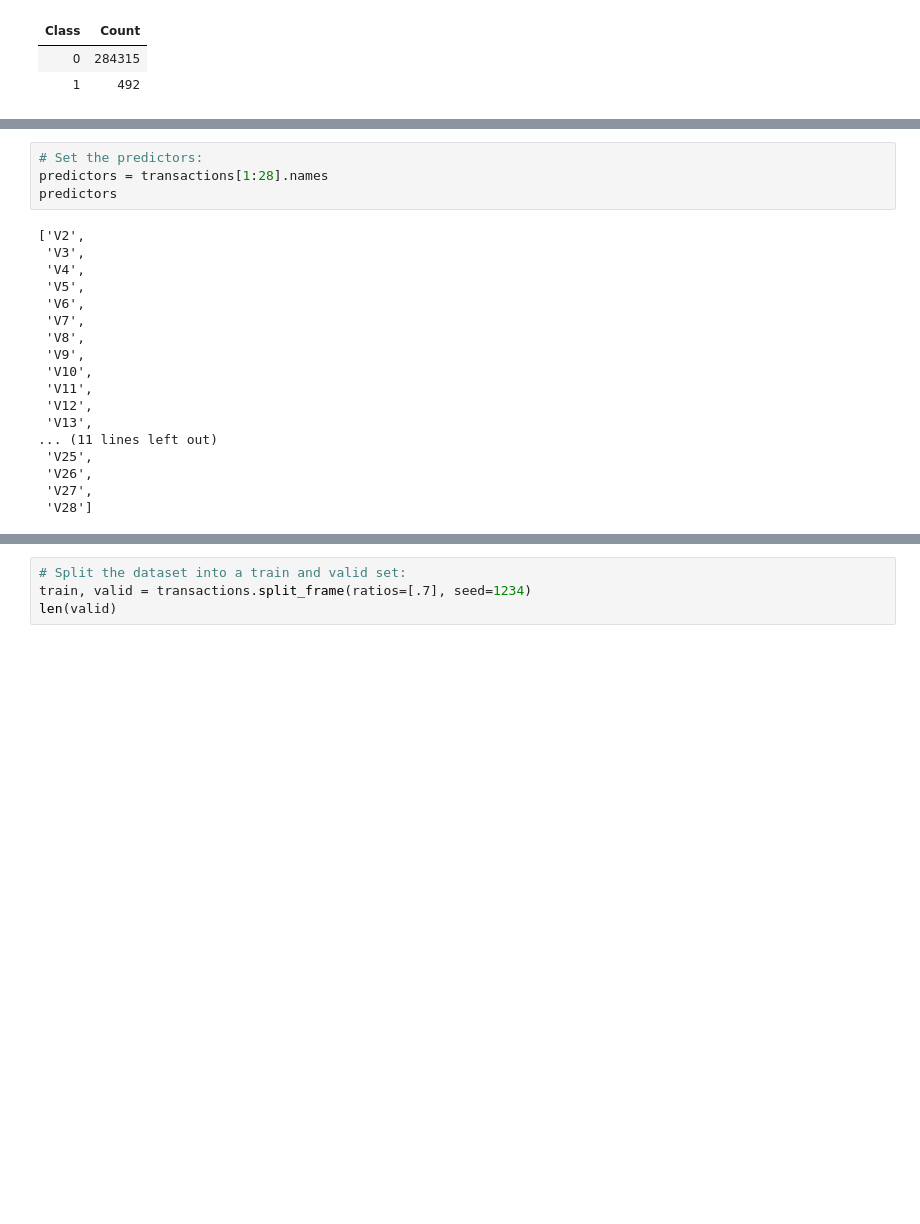
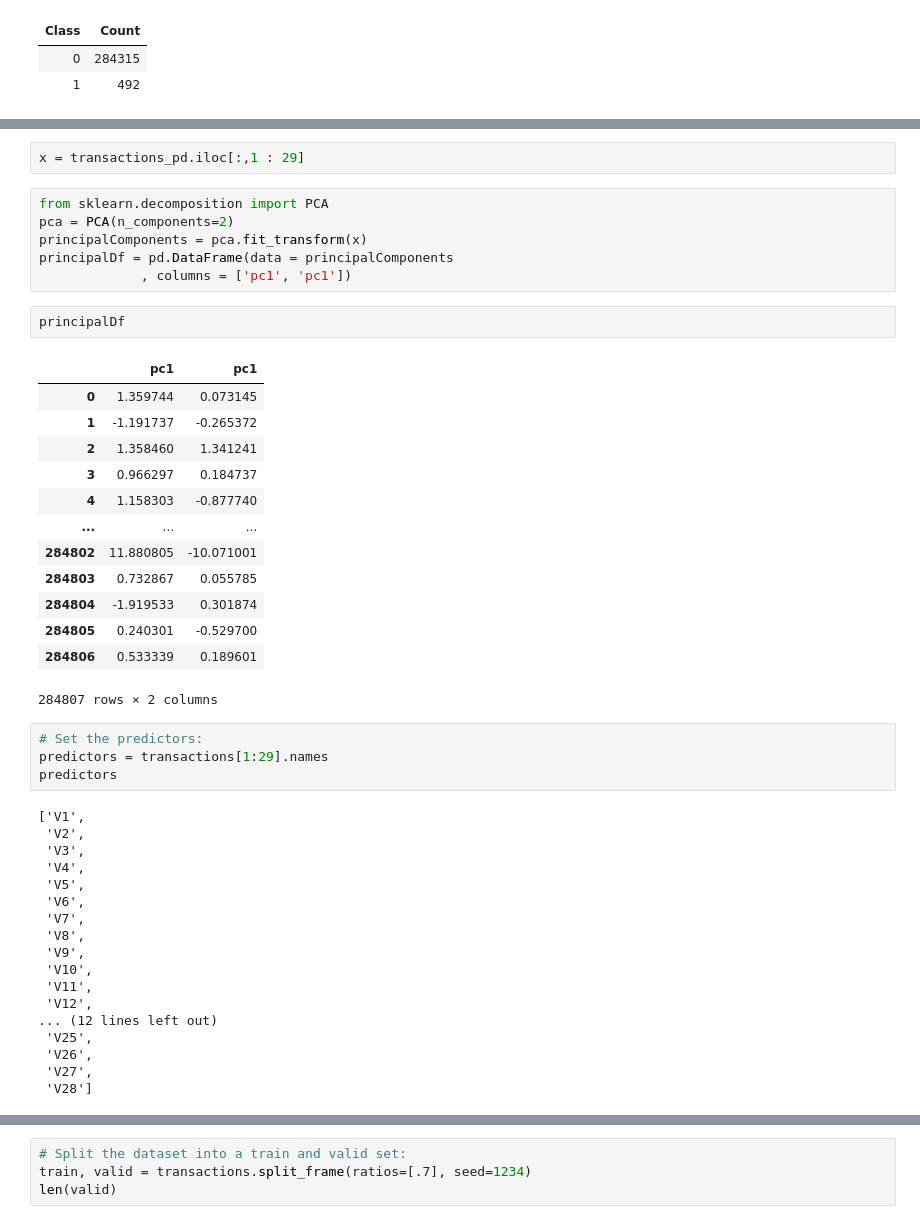
Before and after one commit to ubaldo-peralta-sanchez/credit_card_fraud_tool, a Jupyter notebook: TFM Credit Card Fraud Tool.ipynb, the cells around one changed output, grey strips where cells are left out. Drawn from its saved outputs; the diff is of its cells as text; blank space fills up the shorter version.

```diff
--- a/TFM Credit Card Fraud Tool.ipynb
+++ b/TFM Credit Card Fraud Tool.ipynb
@@ -131,12 +120,37 @@ Cols:31
 | 7 | 7.0 | -0.644269442348146 | 1.41796354547385 | 1.0743803763556 | -0.492199018495015 | 0.948934094764157 | 0.428118462833089 | 1.12063135838353 | -3.80786423873589 | 0.615374730667027 | 1.24937617815176 | ... |
 | 8 | 7.0 | -0.89428608220282 | 0.286157196276544 | -0.113192212729871 | -0.271526130088604 | 2.6695986595986 | 3.72181806112751 | 0.370145127676916 | 0.851084443200905 | -0.392047586798604 | -0.410430432848439 | ... |
 | 9 | 9.0 | -0.33826175242575 | 1.11959337641566 | 1.04436655157316 | -0.222187276738296 | 0.49936080649727 | -0.24676110061991 | 0.651583206489972 | 0.0695385865186387 | -0.736727316364109 | -0.366845639206541 | ... |
+# %%
+x = transactions_pd.iloc[:,1 : 29]
+# %%
+from sklearn.decomposition import PCA
+pca = PCA(n_components=2)
+principalComponents = pca.fit_transform(x)
+principalDf = pd.DataFrame(data = principalComponents
+             , columns = ['pc1', 'pc1'])
+# %%
+principalDf
+# %% [output]
+|  | pc1 | pc1 |
+| 0 | 1.359744 | 0.073145 |
+| 1 | -1.191737 | -0.265372 |
+| 2 | 1.358460 | 1.341241 |
+| 3 | 0.966297 | 0.184737 |
+| 4 | 1.158303 | -0.877740 |
+| ... | ... | ... |
+| 284802 | 11.880805 | -10.071001 |
+| 284803 | 0.732867 | 0.055785 |
+| 284804 | -1.919533 | 0.301874 |
+| 284805 | 0.240301 | -0.529700 |
+| 284806 | 0.533339 | 0.189601 |
+284807 rows × 2 columns
 # %%
 # Set the predictors:
-predictors = transactions[1:28].names
+predictors = transactions[1:29].names
 predictors
 # %% [output]
-['V2',
+['V1',
+ 'V2',
  'V3',
  'V4',
  'V5',
@@ -147,8 +161,7 @@ predictors
  'V10',
  'V11',
  'V12',
- 'V13',
-... (11 lines left out)
+... (12 lines left out)
  'V25',
  'V26',
  'V27',
```
Also changed, not shown: parts of 12 cells of this notebook.
